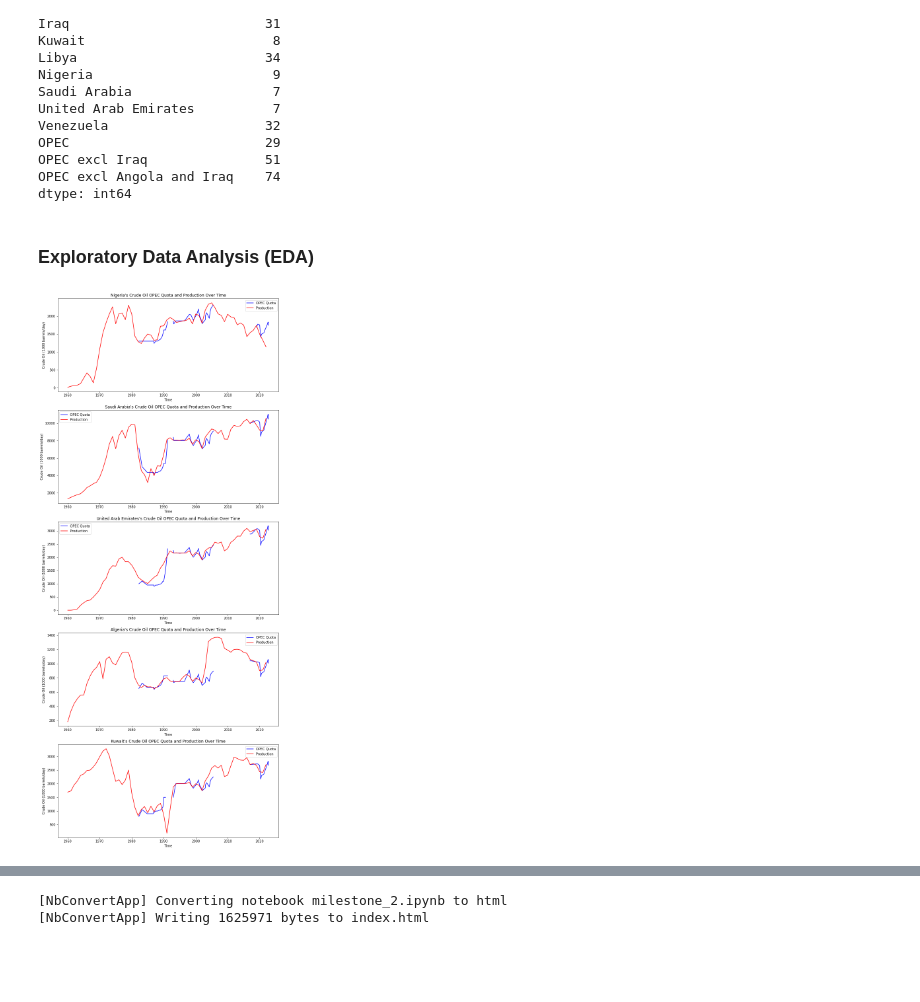
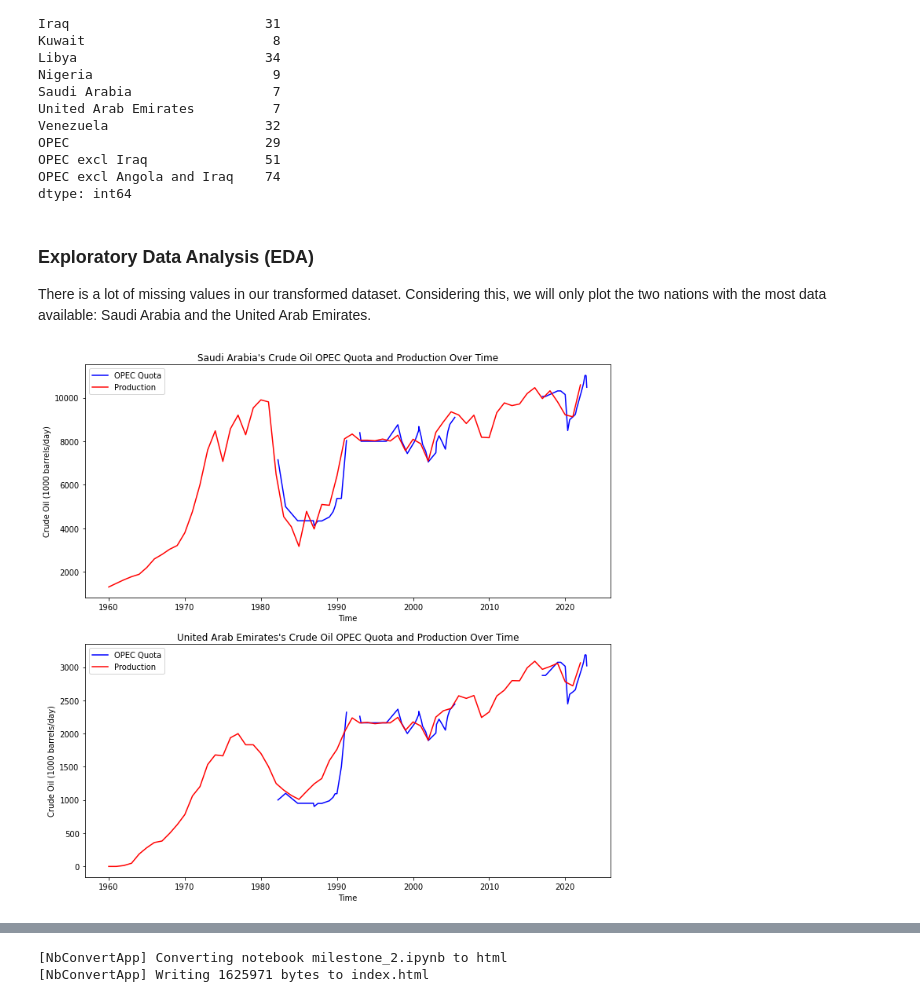
Before and after one commit to willcrodman/data_science_final_project, a Jupyter notebook: final.ipynb, the cells around one changed output, grey strips where cells are left out. Saved outputs shown, nothing was run; the diff lists cells and outputs as text; code cells hidden in the pictures; blank space fills up the shorter version.

```diff
--- a/final.ipynb
+++ b/final.ipynb
@@ -604,8 +601,10 @@ OPEC                         29
 OPEC excl Iraq               51
 OPEC excl Angola and Iraq    74
 dtype: int64
-# %% [markdown]
-### Exploratory Data Analysis (EDA)
+# %% [markdown]
+### Exploratory Data Analysis (EDA)
+
+There is a lot of missing values in our transformed dataset. Considering this, we will only plot the two nations with the most data available: Saudi Arabia and the United Arab Emirates.
 # %%
 # Plotting nations quotas and production.
 def plot_quotas(countries):
@@ -618,6 +617,6 @@ def plot_quotas(countries):
         axs[i].set_ylabel('Crude Oil (1000 barrels/day)')
         axs[i].legend()
 # %%
-plot_quotas(['Nigeria', 'Saudi Arabia', 'United Arab Emirates', 'Algeria', 'Kuwait'])
+plot_quotas(['Saudi Arabia', 'United Arab Emirates'])
 # %% [output]
-[figure, old version]
+[figure, new version]
```
Also changed, not shown: parts of 20 cells of this notebook.
